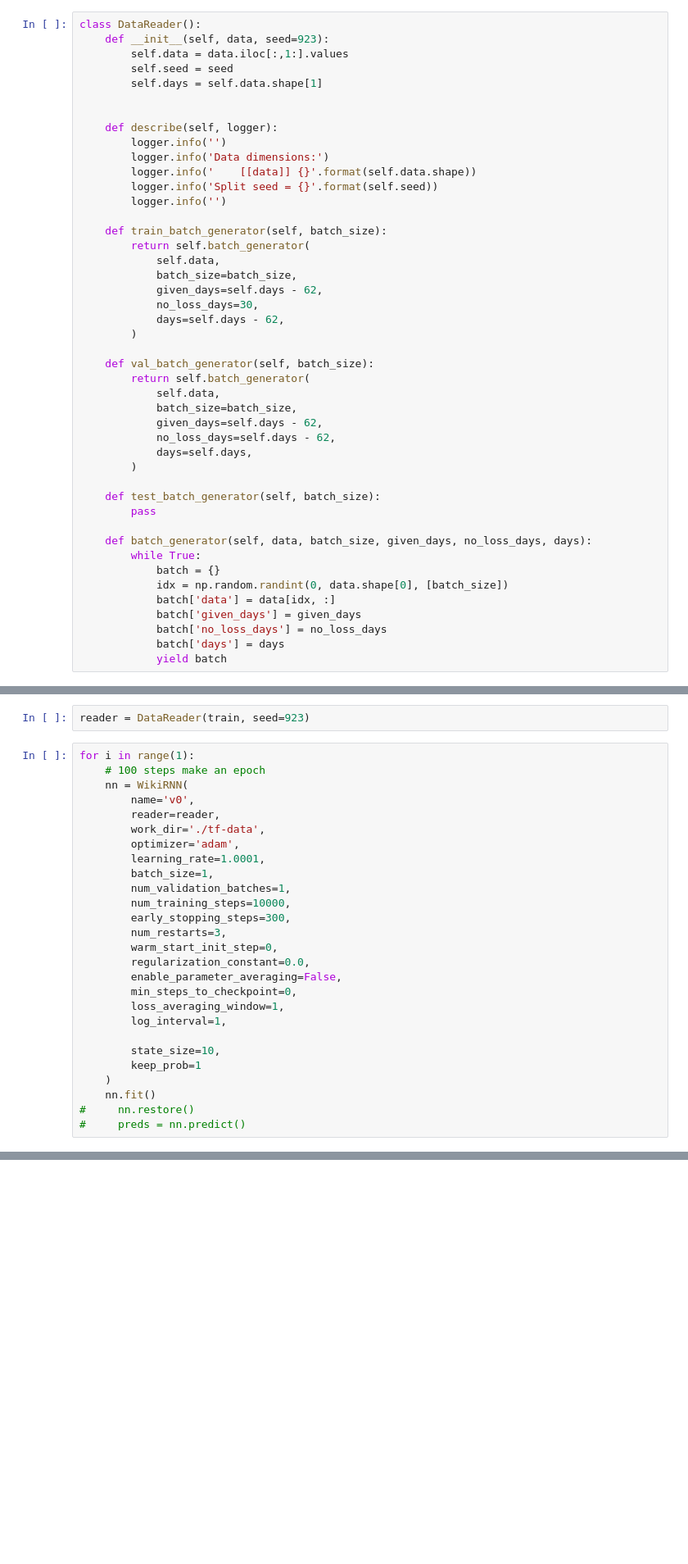
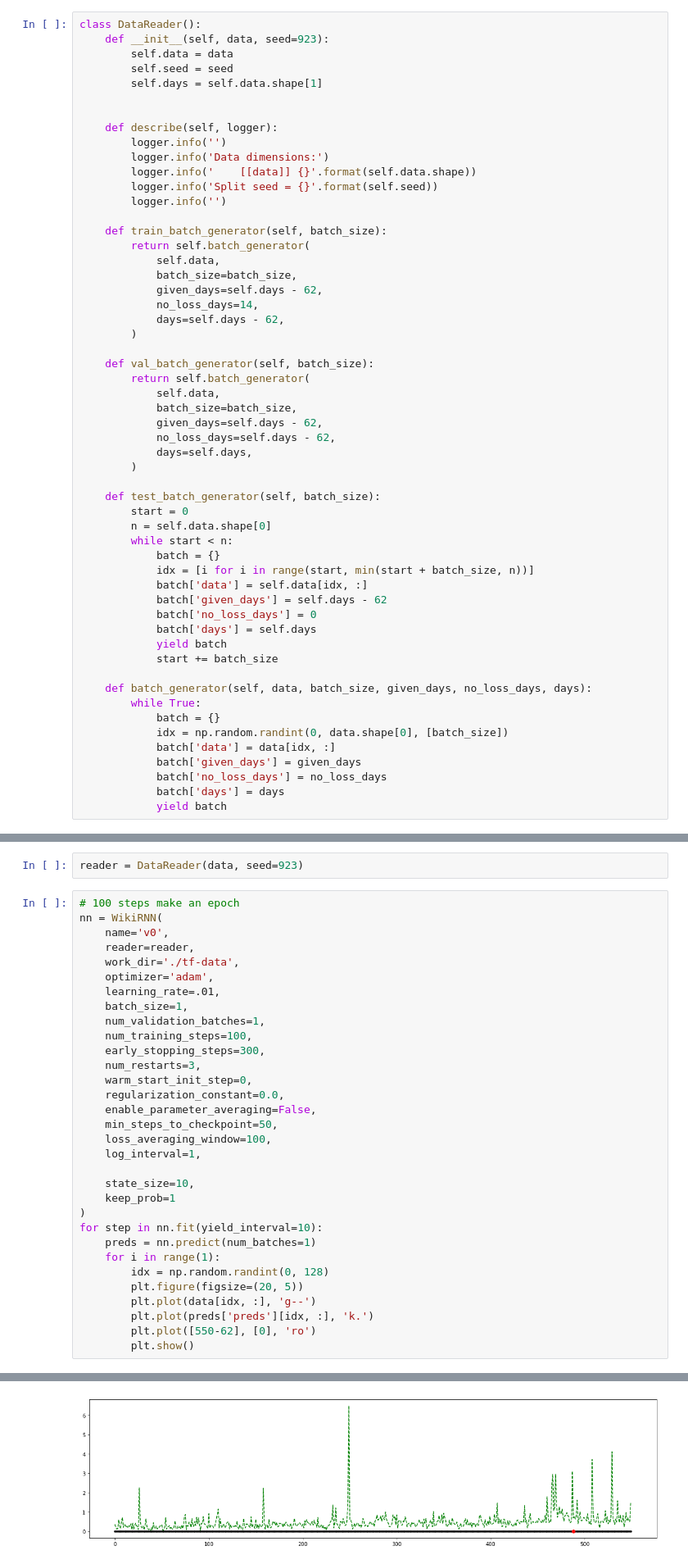
Before and after one commit to kylinorange/kaggle-wikipedia, a Jupyter notebook: RNN.ipynb, the cells around one changed output, grey strips where cells are left out. Shown at 82% size. Cells and saved outputs as stored; diff of their text form; blank space fills up the shorter version.

```diff
--- a/RNN.ipynb
+++ b/RNN.ipynb
@@ -395,7 +405,7 @@ class TFBaseModel(object):
 # %%
 class DataReader():
     def __init__(self, data, seed=923):
-        self.data = data.iloc[:,1:].values
+        self.data = data
         self.seed = seed
         self.days = self.data.shape[1]
 
@@ -412,7 +422,7 @@ class DataReader():
             self.data,
             batch_size=batch_size,
             given_days=self.days - 62,
-            no_loss_days=30,
+            no_loss_days=14,
             days=self.days - 62,
         )
 
@@ -426,7 +436,17 @@ class DataReader():
         )
 
     def test_batch_generator(self, batch_size):
-        pass
+        start = 0
+        n = self.data.shape[0]
+        while start < n:
+            batch = {}
+            idx = [i for i in range(start, min(start + batch_size, n))]
+            batch['data'] = self.data[idx, :]
+            batch['given_days'] = self.days - 62
+            batch['no_loss_days'] = 0
+            batch['days'] = self.days
+            yield batch
+            start += batch_size
 
     def batch_generator(self, data, batch_size, given_days, no_loss_days, days):
         while True:
@@ -507,31 +534,36 @@ class WikiRNN(TFBaseModel):
         return loss / tf.cast(self.days - self.no_loss_days, tf.float32) * 100
 # %%
-reader = DataReader(train, seed=923)
+reader = DataReader(data, seed=923)
 # %%
-for i in range(1):
-    # 100 steps make an epoch
-    nn = WikiRNN(
-        name='v0',
-        reader=reader,
-        work_dir='./tf-data',
-        optimizer='adam',
-        learning_rate=1.0001,
-        batch_size=1,
-        num_validation_batches=1,
-        num_training_steps=10000,
-        early_stopping_steps=300,
-        num_restarts=3,
-        warm_start_init_step=0,
-        regularization_constant=0.0,
-        enable_parameter_averaging=False,
-        min_steps_to_checkpoint=0,
-        loss_averaging_window=1,
-        log_interval=1,
+# 100 steps make an epoch
+nn = WikiRNN(
+    name='v0',
+    reader=reader,
+    work_dir='./tf-data',
+    optimizer='adam',
+    learning_rate=.01,
+    batch_size=1,
+    num_validation_batches=1,
+    num_training_steps=100,
+    early_stopping_steps=300,
+    num_restarts=3,
+    warm_start_init_step=0,
+    regularization_constant=0.0,
+    enable_parameter_averaging=False,
+    min_steps_to_checkpoint=50,
+    loss_averaging_window=100,
+    log_interval=1,
 
-        state_size=10,
-        keep_prob=1
-    )
-    nn.fit()
-#     nn.restore()
-#     preds = nn.predict()
+    state_size=10,
+    keep_prob=1
+)
+for step in nn.fit(yield_interval=10):
+    preds = nn.predict(num_batches=1)
+    for i in range(1):
+        idx = np.random.randint(0, 128)
+        plt.figure(figsize=(20, 5))
+        plt.plot(data[idx, :], 'g--')
+        plt.plot(preds['preds'][idx, :], 'k.')
+        plt.plot([550-62], [0], 'ro')
+        plt.show()
 # %% [output]
@@ -554,0 +587 @@ Network hyper-parameters:
+[figure, added]
```
Also changed, not shown: parts of 5 cells of this notebook, 2 other files.
